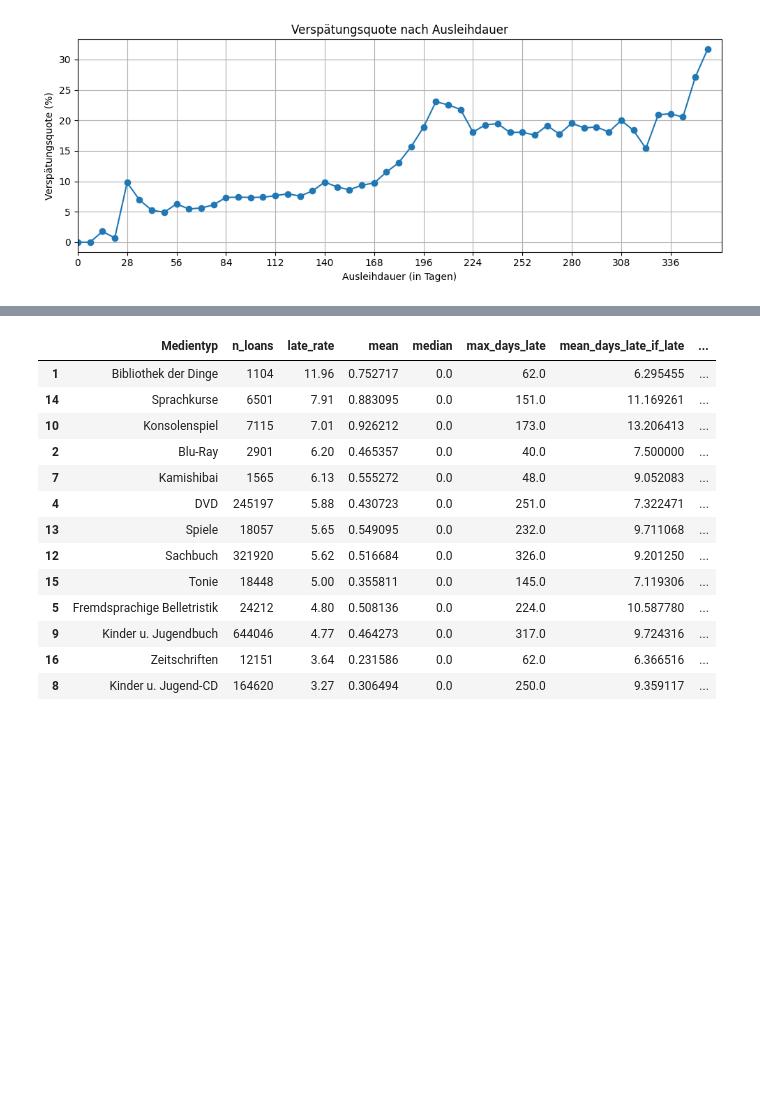
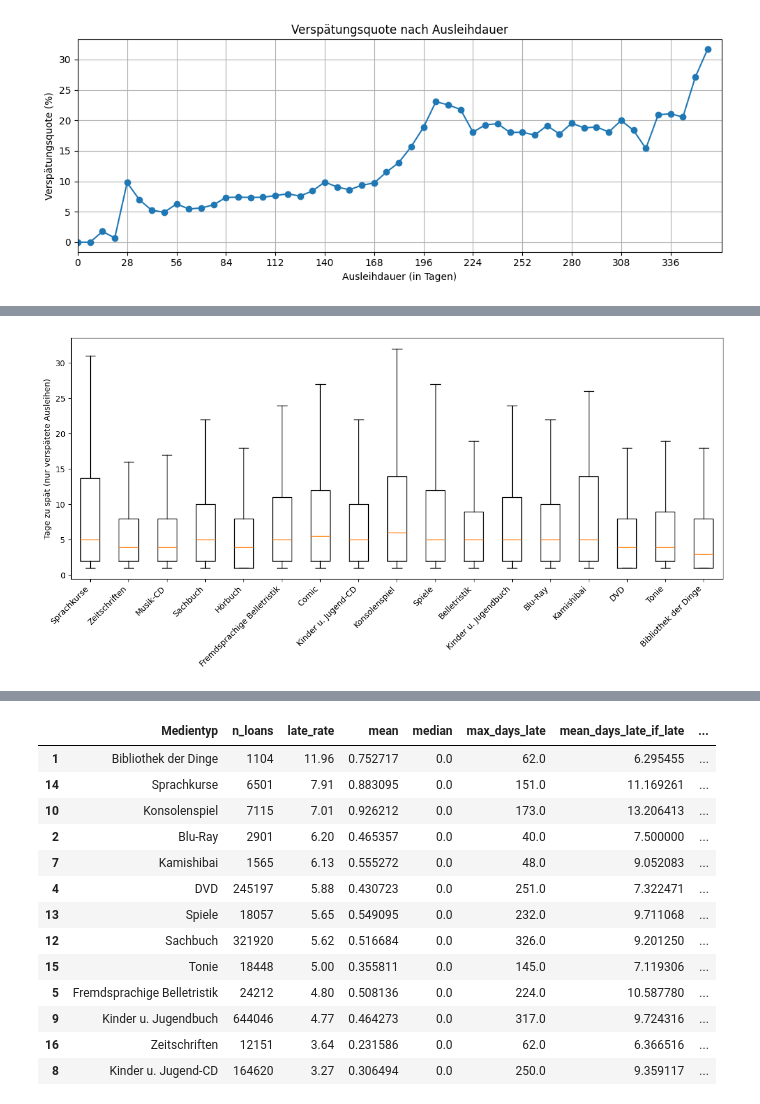
Before and after one commit to RobinAllgeier/Data_Literacy, a Jupyter notebook: exp/nr_01_eda_media-types.ipynb, the cells around one changed output, grey strips where cells are left out. Saved outputs shown, nothing was run; the diff lists cells and outputs as text; code cells hidden in the pictures; blank space fills up the shorter version.

```diff
--- a/exp/nr_01_eda_media-types.ipynb
+++ b/exp/nr_01_eda_media-types.ipynb
@@ -306,0 +367,12 @@ plt.show()
+# %%
+df = plot_df.copy()
+
+X = sm.add_constant(df["mean_loan_duration"])
+m = sm.OLS(df["late_rate"], X).fit()
+
+df["pred"] = m.predict(X)
+df["residual"] = df["late_rate"] - df["pred"]
+
+df.sort_values("residual", ascending=False)[
+    ["Medientyp","n_loans","mean_loan_duration","late_rate","pred","residual","delta_median"]
+].head(10)
@@ -741,0 +951,26 @@ display(days_late_table)
+# %%
+late_data = (
+    all_data_frame
+    .assign(
+        late=lambda d: d["Verspätet"] == "Ja",
+        days_late=lambda d: d["Tage_zu_spät"].clip(lower=0)
+    )
+)
+
+late_data = late_data[late_data["days_late"] > 0].copy()
+
+data = [late_data.loc[late_data["Medientyp"] == m, "days_late"].values for m in order]
+
+plt.figure(figsize=(12, 6))
+plt.boxplot(
+    data,
+    tick_labels=order,
+    showfliers=False
+)
+
+plt.xticks(rotation=45, ha="right")
+plt.ylabel("Tage zu spät (nur verspätete Ausleihen)")
+plt.tight_layout()
+plt.show()
+# %% [output]
+[figure, added]
```
Also changed, not shown: parts of 44 cells of this notebook.
